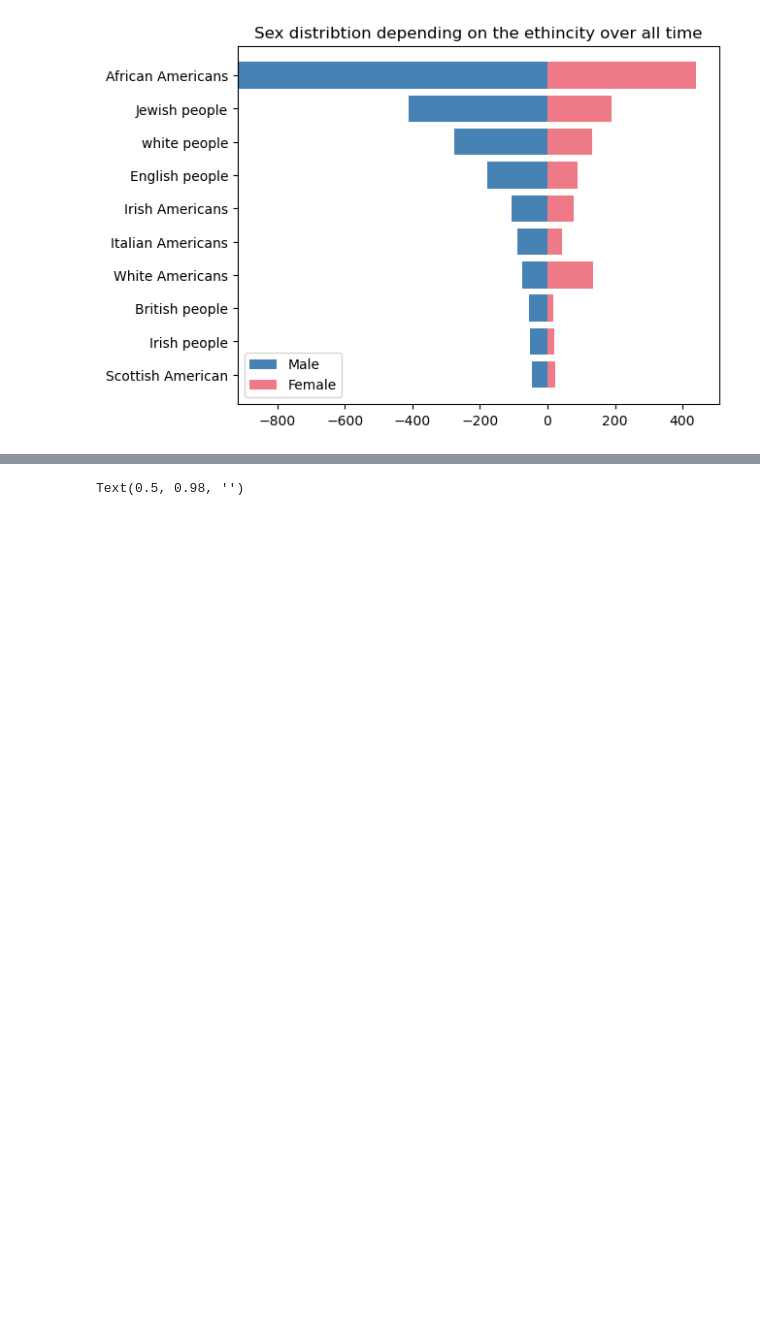
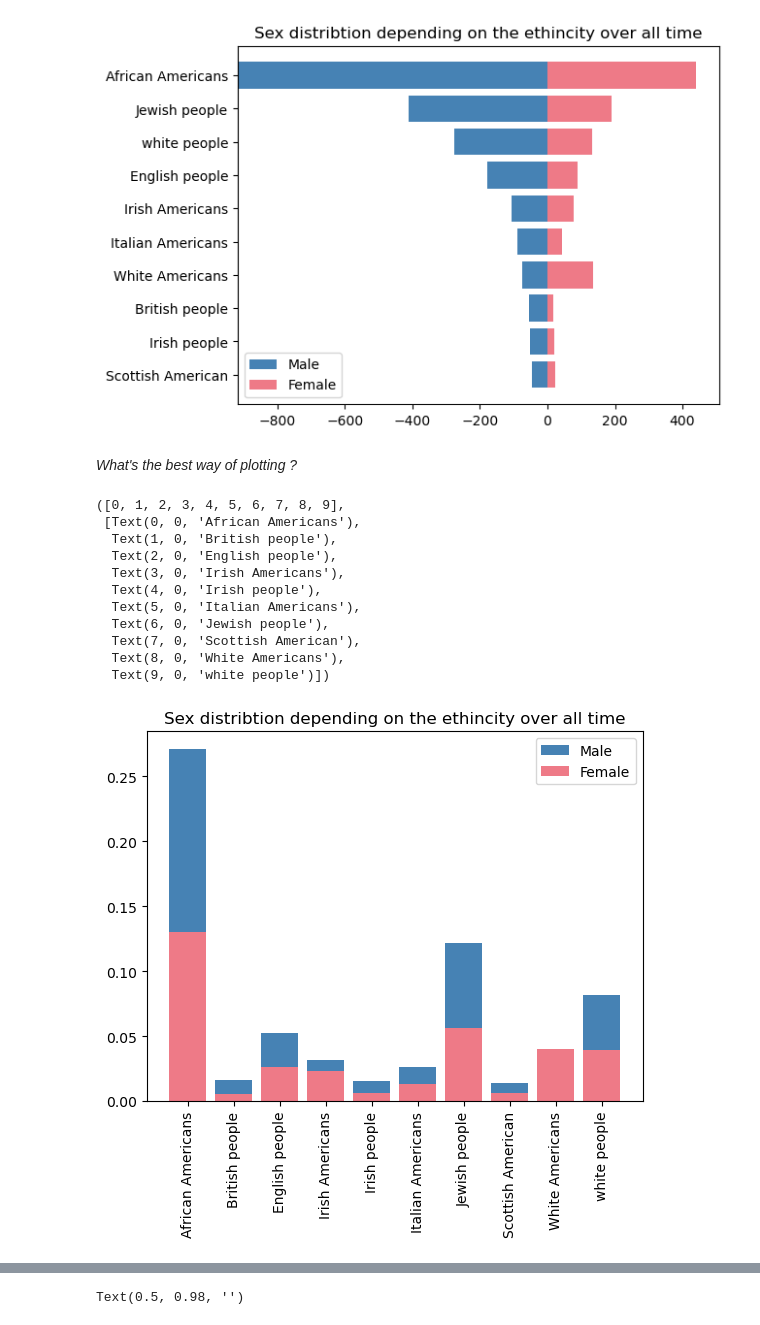
Before and after one commit to epfl-ada/ada-2023-project-draco, a Jupyter notebook: Milstone_project2.ipynb, the cells around one changed output, grey strips where cells are left out. Cells and saved outputs as stored; diff of their text form; code cells hidden in the pictures; blank space fills up the shorter version.

```diff
--- a/Milstone_project2.ipynb
+++ b/Milstone_project2.ipynb
@@ -293,6 +293,31 @@ plt.title("Sex distribtion depending on the ethincity over all time")
 # %% [output]
 Text(0.5, 1.0, 'Sex distribtion depending on the ethincity over all time')
 [figure]
+# %%
+proportion_ethinity_M = main_characters_holywood[main_characters_holywood['Gender'] == 'M'].groupby(['Ethnicity'])['Freebase actor ID'].apply(lambda x: len(x)/(len(main_characters_holywood['Gender'])))
+proportion_ethinity_F = main_characters_holywood[main_characters_holywood['Gender'] == 'F'].groupby(['Ethnicity'])['Freebase actor ID'].apply(lambda x: len(x)/(len(main_characters_holywood['Gender'])))
+# %% [markdown]
+*What's the best way of plotting ?*
+# %%
+plt.bar(x=proportion_ethinity_M.index, height=proportion_ethinity_M.values, color="#4682b4", label="Male")
+plt.bar(x=proportion_ethinity_F.index, height=proportion_ethinity_F.values,
+         color="#ee7a87", label="Female")
+plt.legend()
+plt.title("Sex distribtion depending on the ethincity over all time")
+plt.xticks(rotation=90)
+# %% [output]
+([0, 1, 2, 3, 4, 5, 6, 7, 8, 9],
+ [Text(0, 0, 'African Americans'),
+  Text(1, 0, 'British people'),
+  Text(2, 0, 'English people'),
+  Text(3, 0, 'Irish Americans'),
+  Text(4, 0, 'Irish people'),
+  Text(5, 0, 'Italian Americans'),
+  Text(6, 0, 'Jewish people'),
+  Text(7, 0, 'Scottish American'),
+  Text(8, 0, 'White Americans'),
+  Text(9, 0, 'white people')])
+[figure, added]
 # %%
 # Let's groupby Ethincity and Year and separate the genders.
 H_ethinity_M_year = main_characters_holywood[main_characters_holywood['Gender'] == 'M'].groupby(['Ethnicity', 'Movie release year'])['Freebase actor ID'].count().sort_values()
```
Also changed, not shown: parts of 2 cells of this notebook.
